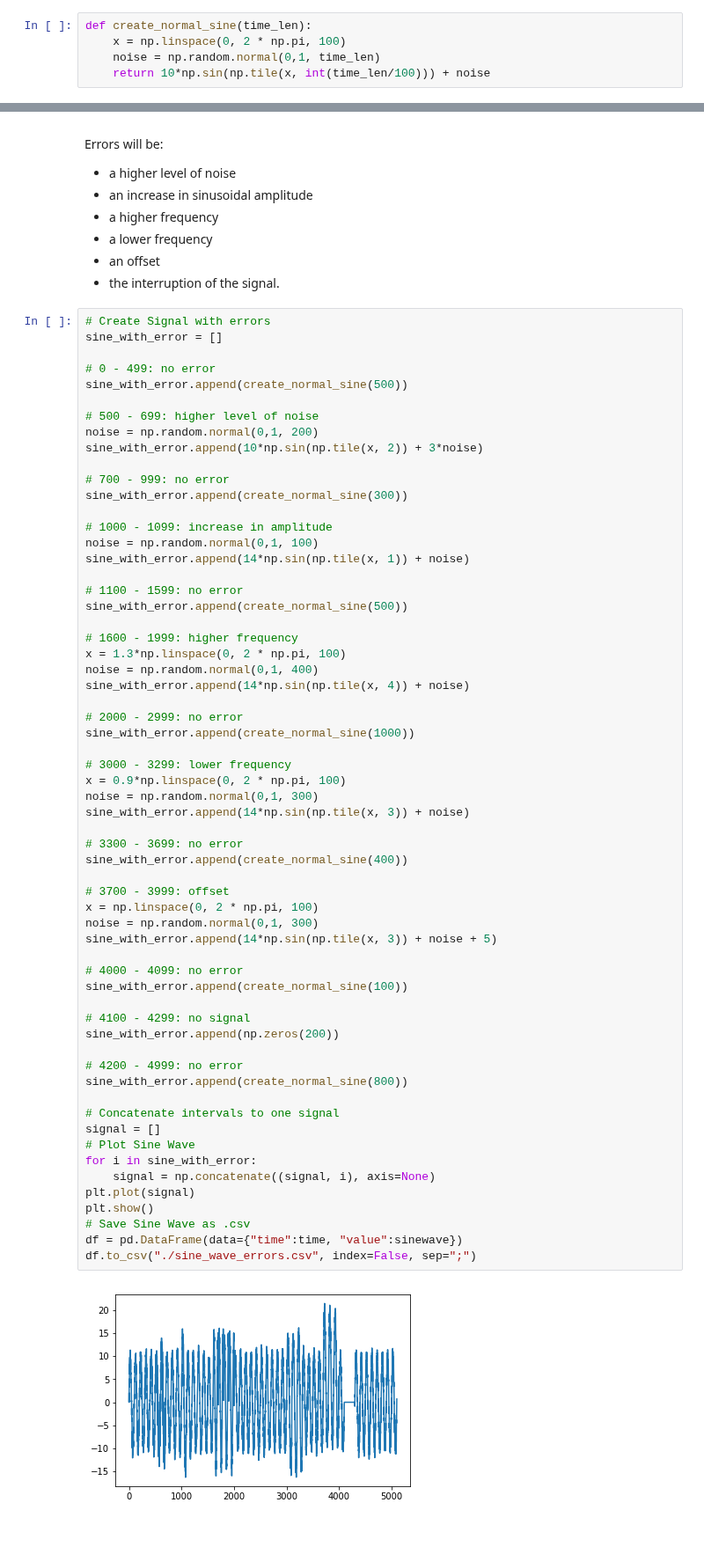
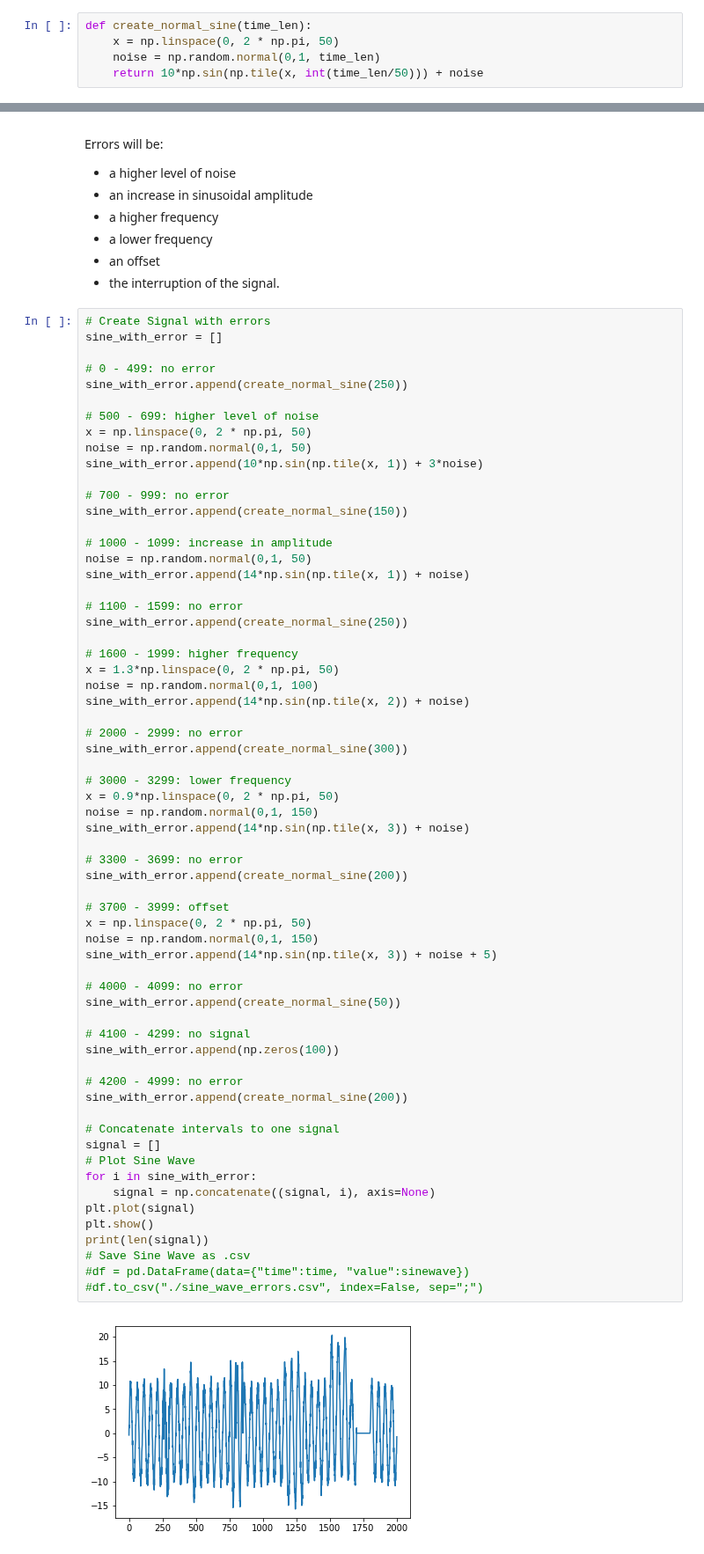
Before and after one commit to carlov93/predictive_maintenance, a Jupyter notebook: data/artifical_signals/create_sinus.ipynb, the cells around one changed output, grey strips where cells are left out. Shown at 88% size. Cells and saved outputs as stored; diff of their text form.

Commit message:
artifical data

```diff
--- a/data/artifical_signals/create_sinus.ipynb
+++ b/data/artifical_signals/create_sinus.ipynb
@@ -5,9 +5,9 @@ import seaborn as sns
 import pandas as pd
 # %%
 def create_normal_sine(time_len):
-    x = np.linspace(0, 2 * np.pi, 100)
+    x = np.linspace(0, 2 * np.pi, 50)
     noise = np.random.normal(0,1, time_len)
-    return 10*np.sin(np.tile(x, int(time_len/100))) + noise
+    return 10*np.sin(np.tile(x, int(time_len/50))) + noise
 # %% [markdown]
 ## Create Sinus Curve with Gausian Noise
 # %%
@@ -38,61 +38,63 @@ Errors will be:
 sine_with_error = []
 
 # 0 - 499: no error
-sine_with_error.append(create_normal_sine(500))
+sine_with_error.append(create_normal_sine(250))
 
 # 500 - 699: higher level of noise
-noise = np.random.normal(0,1, 200)
-sine_with_error.append(10*np.sin(np.tile(x, 2)) + 3*noise)
+x = np.linspace(0, 2 * np.pi, 50)
+noise = np.random.normal(0,1, 50)
+sine_with_error.append(10*np.sin(np.tile(x, 1)) + 3*noise)
 
 # 700 - 999: no error
-sine_with_error.append(create_normal_sine(300))
+sine_with_error.append(create_normal_sine(150))
 
 # 1000 - 1099: increase in amplitude
-noise = np.random.normal(0,1, 100)
+noise = np.random.normal(0,1, 50)
 sine_with_error.append(14*np.sin(np.tile(x, 1)) + noise)
 
 # 1100 - 1599: no error
-sine_with_error.append(create_normal_sine(500))
+sine_with_error.append(create_normal_sine(250))
 
 # 1600 - 1999: higher frequency
-x = 1.3*np.linspace(0, 2 * np.pi, 100)
-noise = np.random.normal(0,1, 400)
-sine_with_error.append(14*np.sin(np.tile(x, 4)) + noise)
+x = 1.3*np.linspace(0, 2 * np.pi, 50)
+noise = np.random.normal(0,1, 100)
+sine_with_error.append(14*np.sin(np.tile(x, 2)) + noise)
 
 # 2000 - 2999: no error
-sine_with_error.append(create_normal_sine(1000))
+sine_with_error.append(create_normal_sine(300))
 
 # 3000 - 3299: lower frequency
-x = 0.9*np.linspace(0, 2 * np.pi, 100)
-noise = np.random.normal(0,1, 300)
+x = 0.9*np.linspace(0, 2 * np.pi, 50)
+noise = np.random.normal(0,1, 150)
 sine_with_error.append(14*np.sin(np.tile(x, 3)) + noise)
 
 # 3300 - 3699: no error
-sine_with_error.append(create_normal_sine(400))
+sine_with_error.append(create_normal_sine(200))
 
 # 3700 - 3999: offset
-x = np.linspace(0, 2 * np.pi, 100)
-noise = np.random.normal(0,1, 300)
+x = np.linspace(0, 2 * np.pi, 50)
+noise = np.random.normal(0,1, 150)
 sine_with_error.append(14*np.sin(np.tile(x, 3)) + noise + 5)
 
 # 4000 - 4099: no error
-sine_with_error.append(create_normal_sine(100))
+sine_with_error.append(create_normal_sine(50))
 
 # 4100 - 4299: no signal
-sine_with_error.append(np.zeros(200))
+sine_with_error.append(np.zeros(100))
 
 # 4200 - 4999: no error
-sine_with_error.append(create_normal_sine(800))
+sine_with_error.append(create_normal_sine(200))
 
 # Concatenate intervals to one signal
 signal = []
 # Plot Sine Wave
 for i in sine_with_error:
     signal = np.concatenate((signal, i), axis=None)
 plt.plot(signal)
 plt.show()
+print(len(signal))
 # Save Sine Wave as .csv
-df = pd.DataFrame(data={"time":time, "value":sinewave})
-df.to_csv("./sine_wave_errors.csv", index=False, sep=";")
+#df = pd.DataFrame(data={"time":time, "value":sinewave})
+#df.to_csv("./sine_wave_errors.csv", index=False, sep=";")
 # %% [output]
-[figure, old version]
+[figure, new version]
```
Also changed, not shown: parts of 2 cells of this notebook, 7 other files.
